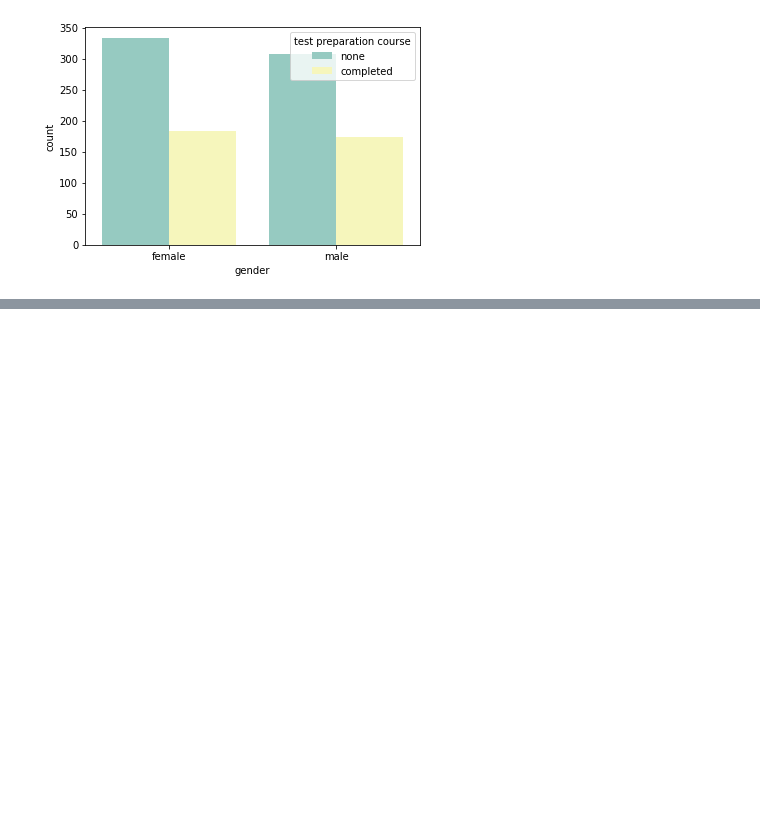
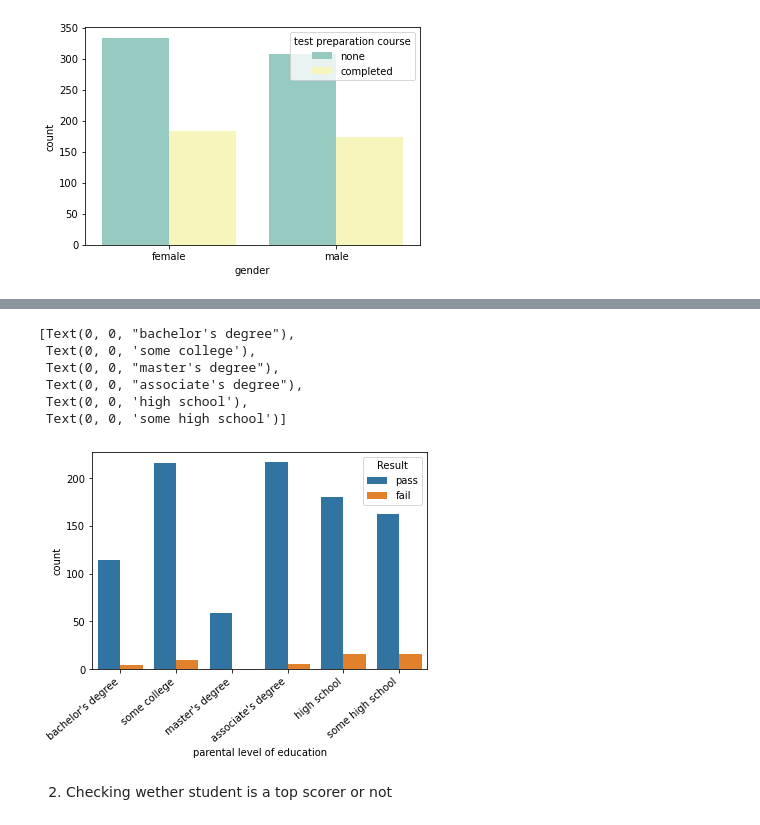
Before and after one commit to rusheel98/EDA-on-students-performance-in-exams-dataset, a Jupyter notebook: student-performance-in-exams.ipynb, the cells around one changed output, grey strips where cells are left out. Drawn from its saved outputs; the diff is of its cells as text; code cells hidden in the pictures; blank space fills up the shorter version.

```diff
--- a/student-performance-in-exams.ipynb
+++ b/student-performance-in-exams.ipynb
@@ -141,0 +161,2 @@ ax = sns.countplot(x='gender', data = df, hue = 'test preparation course', palet
+# %%
+df['Result'] = np.where((df['math score'] >= 40) & (df['reading score'] >=40) & (df['writing score'] >=40),'pass','fail')
@@ -141,0 +174,13 @@ ax = sns.countplot(x='gender', data = df, hue = 'test preparation course', palet
+# %%
+ax_1 = sns.countplot(x='parental level of education', data = df, hue = 'Result')
+ax_1.set_xticklabels(ax_1.get_xticklabels(), rotation=40, ha="right")
+# %% [output]
+[Text(0, 0, "bachelor's degree"),
+ Text(0, 0, 'some college'),
+ Text(0, 0, "master's degree"),
+ Text(0, 0, "associate's degree"),
+ Text(0, 0, 'high school'),
+ Text(0, 0, 'some high school')]
+[figure, added]
+# %% [markdown]
+2. Checking wether student is a top scorer or not
```
Also changed, not shown: parts of 10 cells of this notebook.
